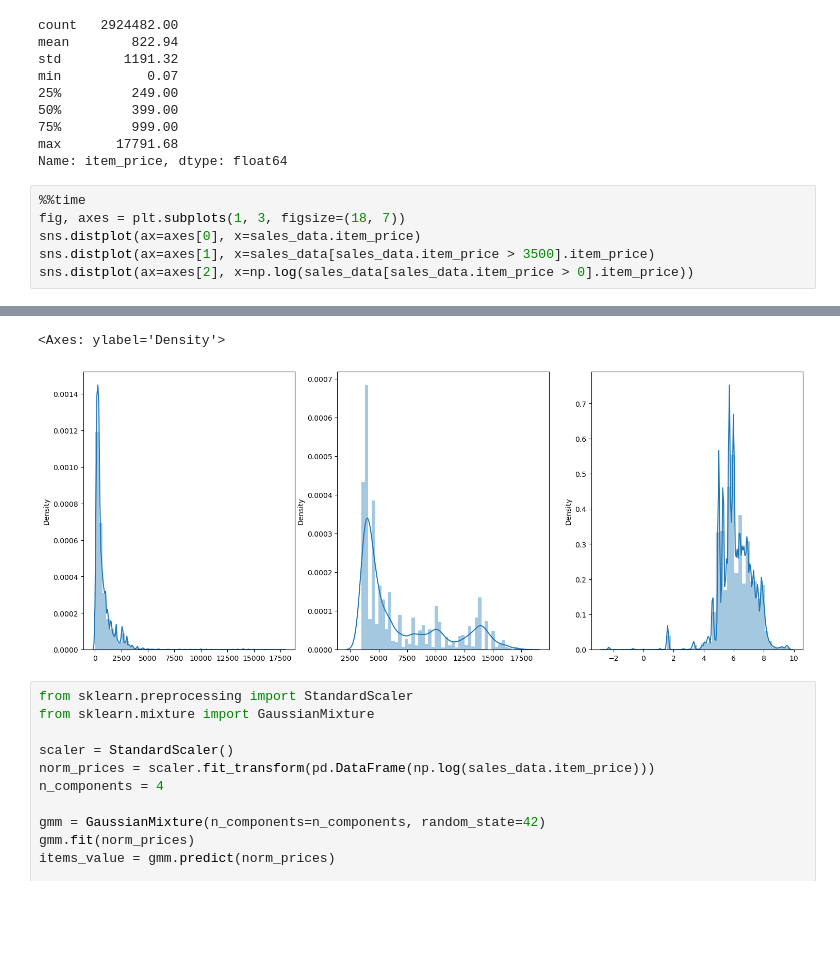
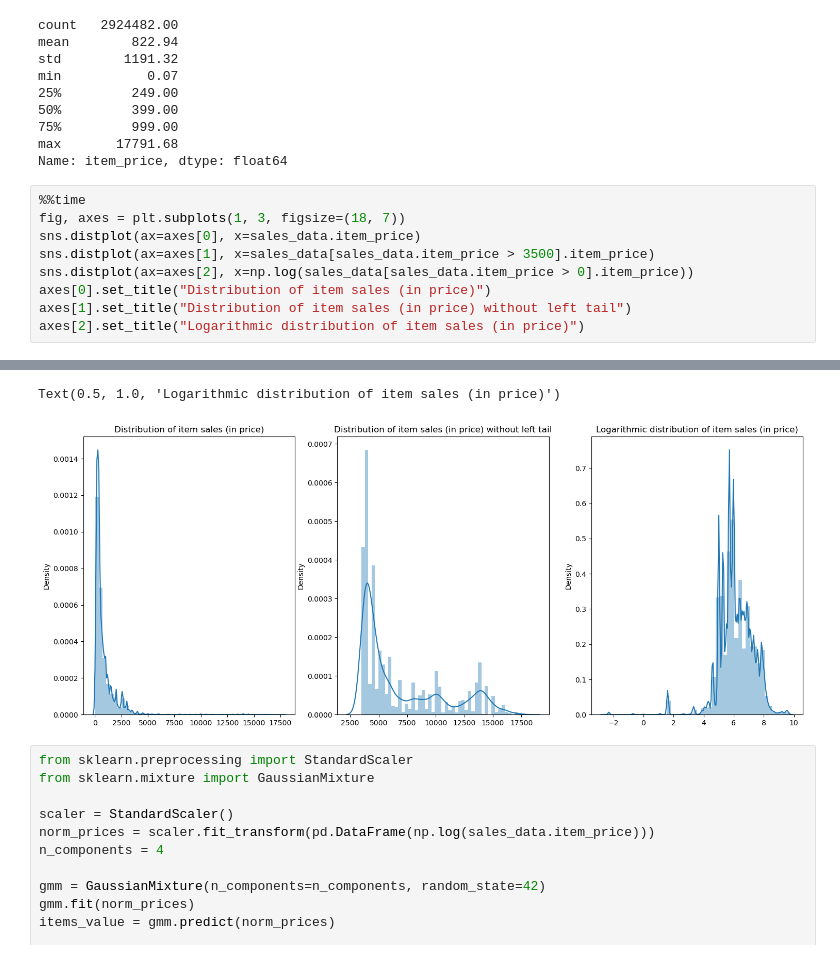
Before and after one commit to Yarmmax/DS_Intership, a Jupyter notebook: EDA.ipynb, the cells around one changed output, grey strips where cells are left out. Cells and saved outputs as stored; diff of their text form; blank space fills up the shorter version.

```diff
--- a/EDA.ipynb
+++ b/EDA.ipynb
@@ -234,4 +234,7 @@ fig, axes = plt.subplots(1, 3, figsize=(18, 7))
 sns.distplot(ax=axes[0], x=sales_data.item_price)
 sns.distplot(ax=axes[1], x=sales_data[sales_data.item_price > 3500].item_price)
 sns.distplot(ax=axes[2], x=np.log(sales_data[sales_data.item_price > 0].item_price))
+axes[0].set_title("Distribution of item sales (in price)")
+axes[1].set_title("Distribution of item sales (in price) without left tail")
+axes[2].set_title("Logarithmic distribution of item sales (in price)")
 # %% [output]
@@ -240,5 +243,5 @@ Wall time: 28.8 s
-<Axes: ylabel='Density'>
+Text(0.5, 1.0, 'Logarithmic distribution of item sales (in price)')
-[figure, old version]
+[figure, new version]
 # %%
 from sklearn.preprocessing import StandardScaler
 from sklearn.mixture import GaussianMixture
```
Also changed, not shown: parts of 58 cells of this notebook.
